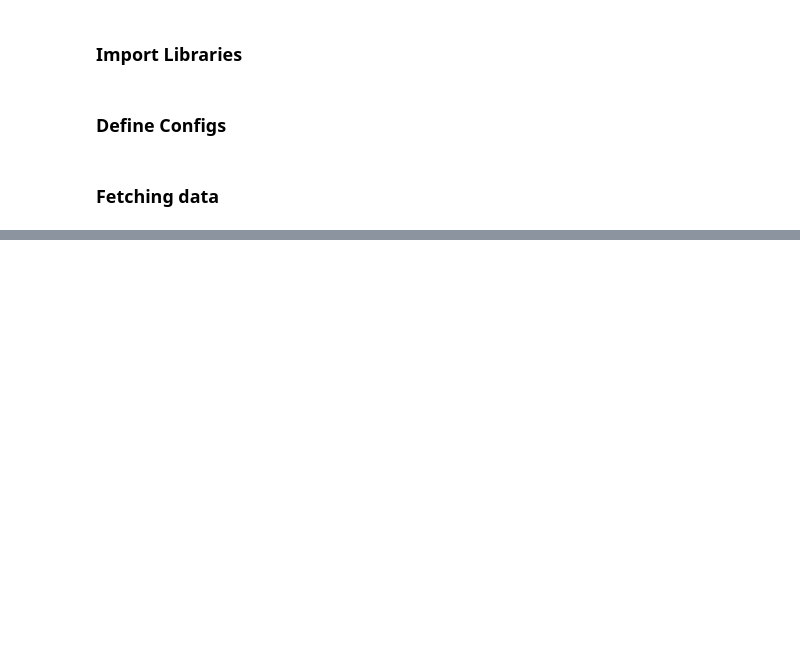
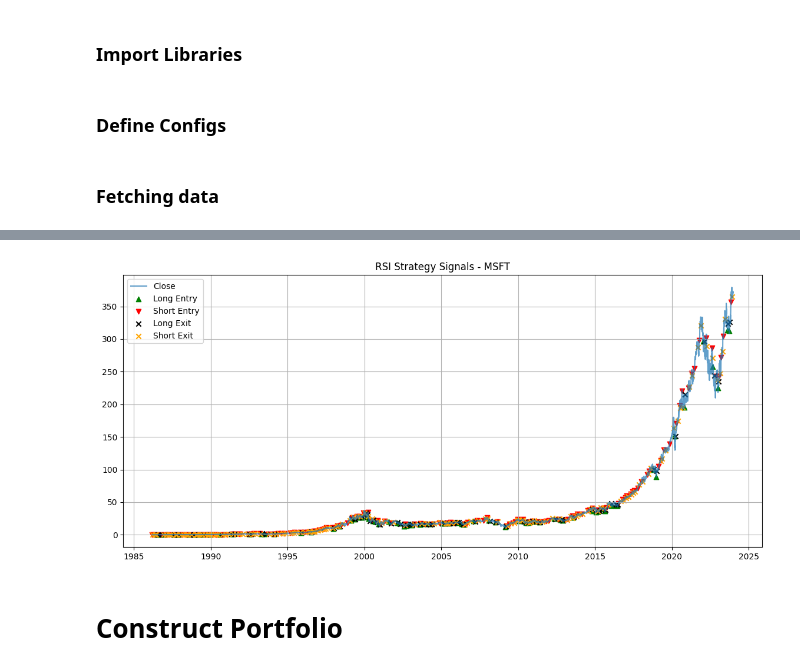
Before and after one commit to yuanxing-z/rsi_strategy, a Jupyter notebook: rsi_strategy.ipynb, the cells around one changed output, grey strips where cells are left out. Drawn from its saved outputs; the diff is of its cells as text; code cells hidden in the pictures; blank space fills up the shorter version.

Commit message:
adjust rsi signal logic

```diff
--- a/rsi_strategy.ipynb
+++ b/rsi_strategy.ipynb
@@ -90 +83,13 @@ for ticker in data:
+# %%
+def compute_rsi(series, window=14):
+    delta = series.diff()
+    gain = delta.clip(lower=0)
+    loss = -delta.clip(upper=0)
+
+    avg_gain = gain.rolling(window, min_periods=1).mean()
+    avg_loss = loss.rolling(window, min_periods=1).mean()
+
+    rs = avg_gain / avg_loss
+    rsi = 100 - (100 / (1 + rs))
+    return rsi
 # %%
@@ -138,0 +152,3 @@ KeyError: 'Position'
+# %%
+data_msft = data['MSFT']
+signal_df = get_rsi_signals(data_msft)
@@ -139 +171,29 @@ KeyError: 'Position'
+# %%
+plt.figure(figsize=(14, 6))
+plt.plot(signal_df['Close'], label="Close", alpha=0.7)
+
+plt.scatter(signal_df.index[signal_df['side'] == 'long_entry'],
+            signal_df['Close'][signal_df['side'] == 'long_entry'],
+            marker='^', color='green', label='Long Entry')
+
+plt.scatter(signal_df.index[signal_df['side'] == 'short_entry'],
+            signal_df['Close'][signal_df['side'] == 'short_entry'],
+            marker='v', color='red', label='Short Entry')
+
+plt.scatter(signal_df.index[signal_df['side'] == 'long_exit'],
+            signal_df['Close'][signal_df['side'] == 'long_exit'],
+            marker='x', color='black', label='Long Exit')
+
+plt.scatter(signal_df.index[signal_df['side'] == 'short_exit'],
+            signal_df['Close'][signal_df['side'] == 'short_exit'],
+            marker='x', color='orange', label='Short Exit')
+
+plt.legend()
+plt.title("RSI Strategy Signals - MSFT")
+plt.grid()
+plt.show()
+# %% [output]
+[figure, added]
+# %% [markdown]
+# Construct Portfolio
 # %%
```
Also changed, not shown: parts of 12 cells of this notebook.
